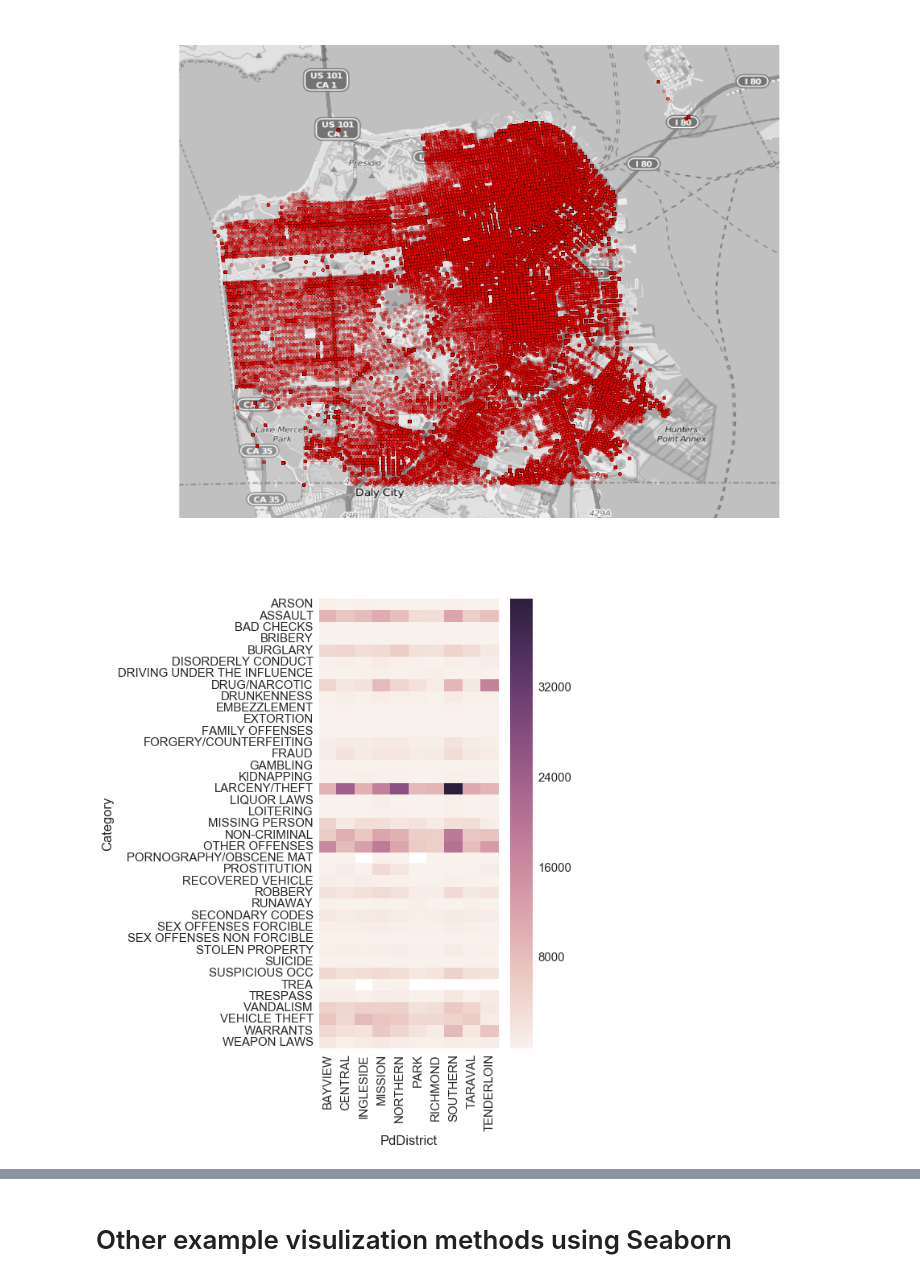
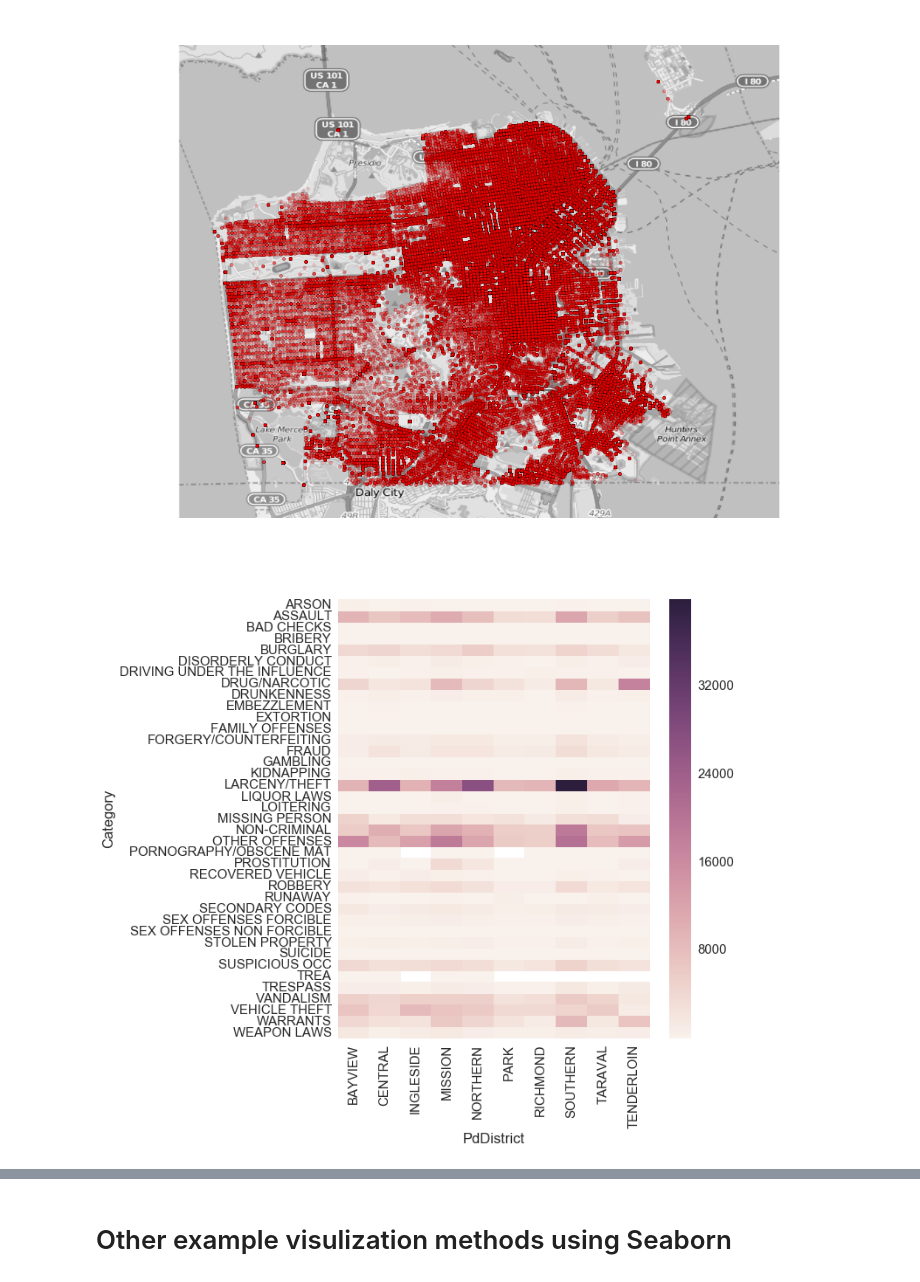
Before and after one commit to richkylet/kaggleChallenges, a Jupyter notebook: SF crime/_Viz_SanFranCrime.ipynb, the cells around one changed output, grey strips where cells are left out. Cells and saved outputs as stored; diff of their text form; code cells hidden in the pictures.

```diff
--- a/SF crime/_Viz_SanFranCrime.ipynb
+++ b/SF crime/_Viz_SanFranCrime.ipynb
@@ -262,17 +266,16 @@ ax.set_axis_off()
 # %% [output]
 [figure]
 # %%
-plt.figure(figsize=(5,10))
+plt.figure(figsize=(8,9))
 #-----------------------------------
 # YEAR vs HOUR of DAY
 # data
 #  count
 data_count = crime_df[["PdDistrict" ,"Category","Year"]].groupby(["PdDistrict" ,"Category"],as_index=False).count()
 #  pivot to make an array
 dfx = data_count.pivot("Category","PdDistrict" ,"Year")
 # plot
 #axis1 =  plt.subplot2grid((2,2),(0,0))
-mapplot = sns.heatmap(dfx,
-                     norm=LogNorm(vmin=dfx.min(), vmax=dfx.max()))
+mapplot = sns.heatmap(dfx)
 # %% [output]
-[figure, old version]
+[figure, new version]
```
Also changed, not shown: parts of 5 cells of this notebook.
